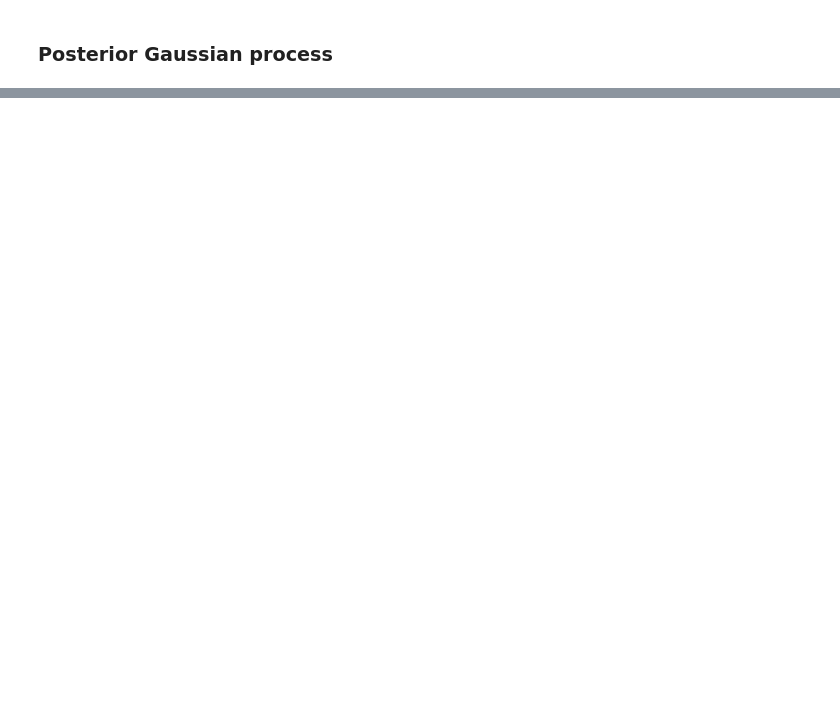
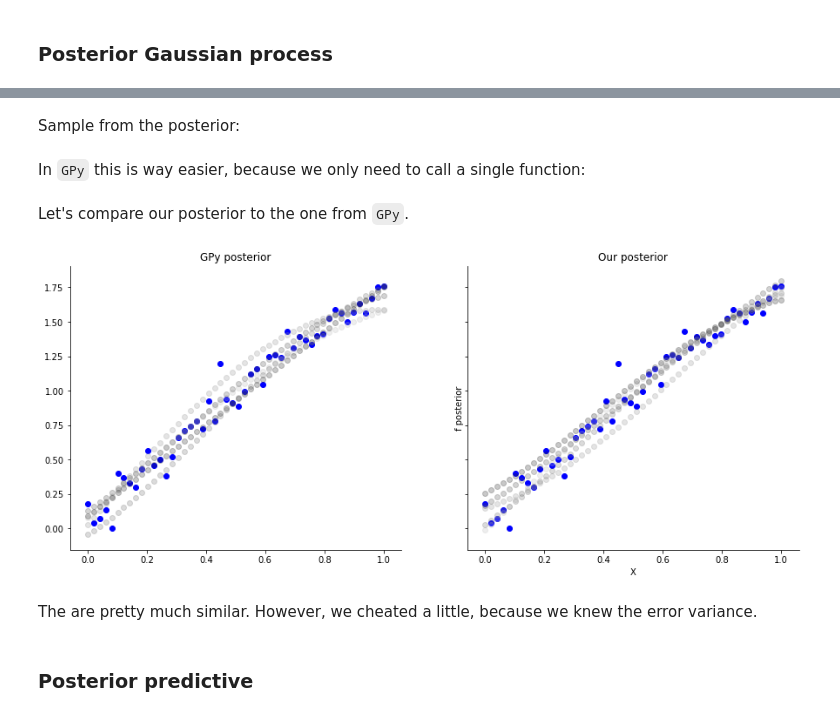
Before and after one commit to dirmeier/etudes, a Jupyter notebook: 02-gaussian_process_regression.ipynb, the cells around one changed output, grey strips where cells are left out. Drawn from its saved outputs; the diff is of its cells as text; code cells hidden in the pictures; blank space fills up the shorter version.

```diff
--- a/02-gaussian_process_regression.ipynb
+++ b/02-gaussian_process_regression.ipynb
@@ -100,0 +132,10 @@ So the posterior is again a Gaussian process with modified mean and variance fun
+# %%
+inv = scipy.linalg.inv(k + .1 * scipy.diag(scipy.ones(n)))
+m_tilde = (k.dot(inv).dot(y)).flatten()
+k_tilde = k - k.dot(inv).dot(k)
+# %% [markdown]
+Sample from the posterior:
+# %%
+f_posterior = [mvrnorm(mean=m_tilde, cov=k_tilde) for i in range(5)]
+# %% [markdown]
+In `GPy` this is way easier, because we only need to call a single function:
@@ -100,0 +145,25 @@ So the posterior is again a Gaussian process with modified mean and variance fun
+# %% [markdown]
+Let's compare our posterior to the one from `GPy`.
+# %%
+colors = ['#bdbdbd','#969696','#737373','#525252','#252525']
+_, ax = plt.subplots(1, 2, sharex=True, sharey=True)
+ax[0].scatter(x, y, color="blue")
+ax[1].scatter(x, y, color="blue")
+for i in range(5):
+    ax[0].scatter(x, gpy_f_posterior[:, i], color=colors[i], alpha=0.25)
+    ax[1].scatter(x, f_posterior[i], color=colors[i], alpha=0.25)
+ax[0].spines['top'].set_visible(False)
+ax[0].spines['right'].set_visible(False)
+ax[0].set_title("GPy posterior")
+ax[1].spines['top'].set_visible(False)
+ax[1].spines['right'].set_visible(False)
+ax[1].set_title("Our posterior")
+plt.xlabel("X")
+plt.ylabel("f posterior")
+plt.show()
+# %% [output]
+[figure, added]
+# %% [markdown]
+The are pretty much similar. However, we cheated a little, because we knew the error variance.
+# %% [markdown]
+### Posterior predictive
```
Also changed, not shown: parts of 37 cells of this notebook.
